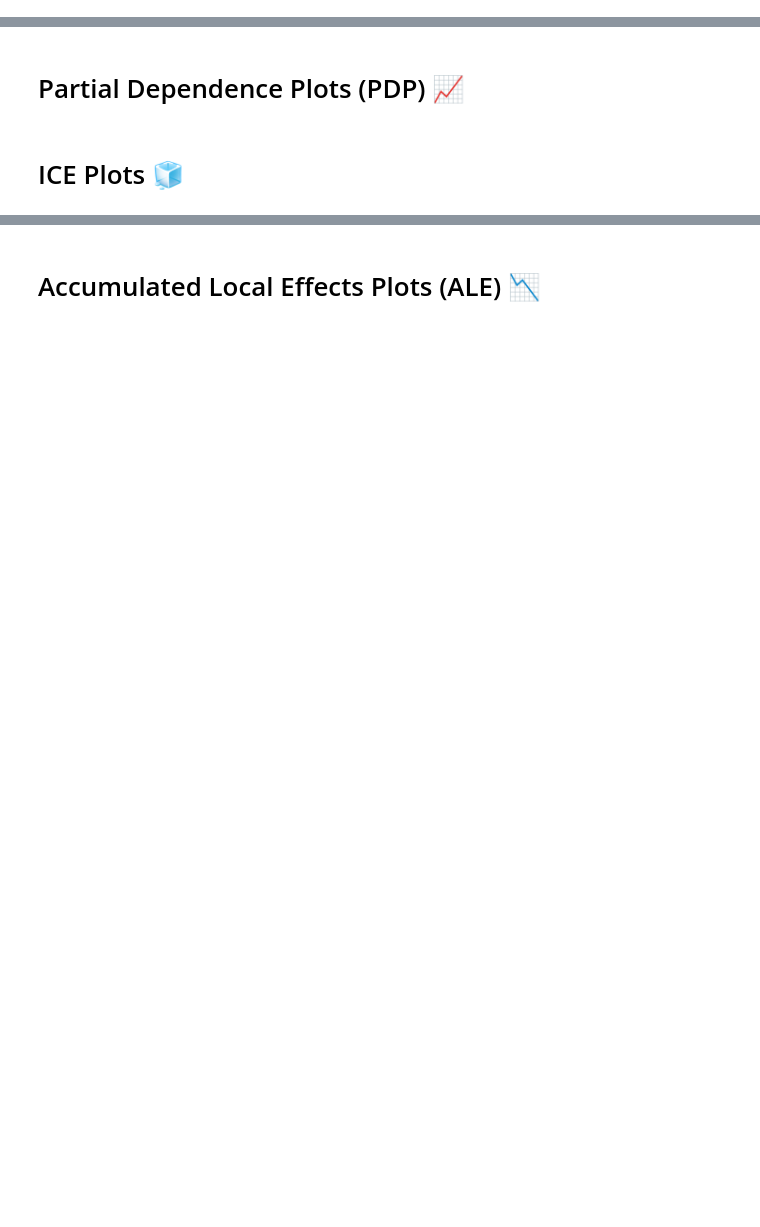
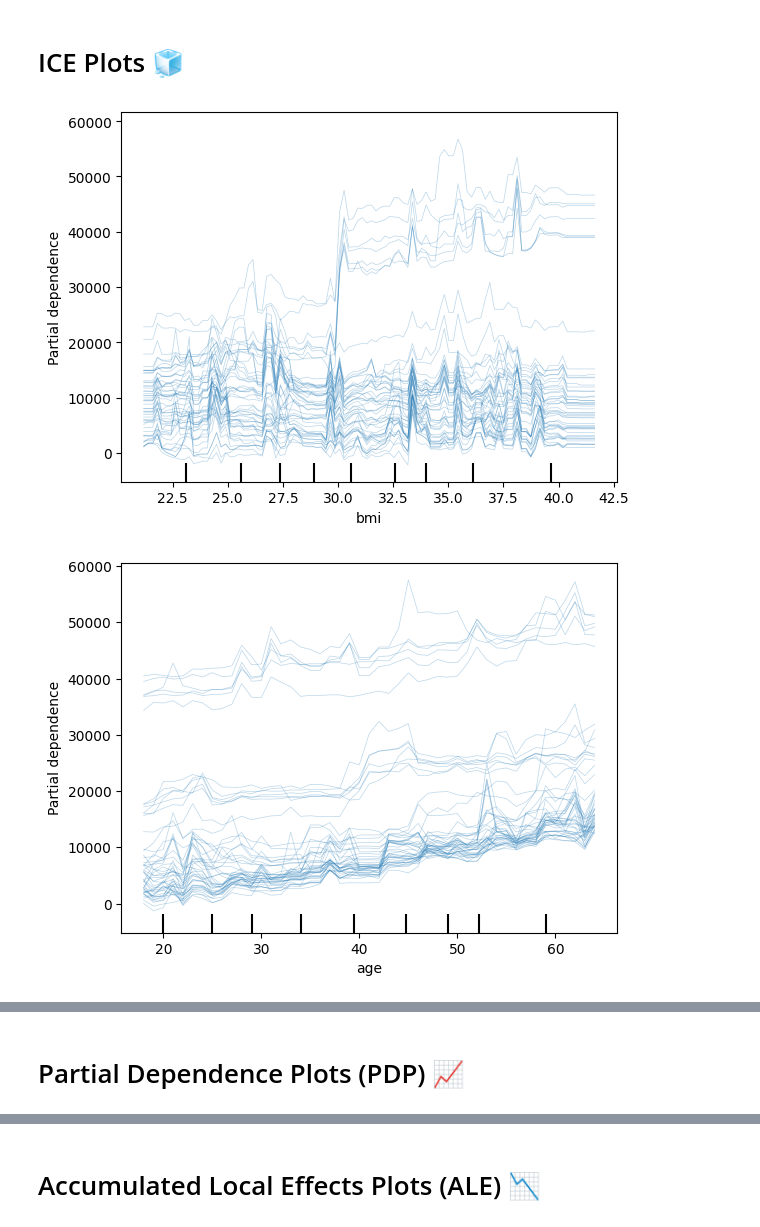
Before and after one commit to catebarry/explainable-techniques-2, a Jupyter notebook: explainable_techniques_2.ipynb, the cells around one changed output, grey strips where cells are left out. Drawn from its saved outputs; the diff is of its cells as text; code cells hidden in the pictures; blank space fills up the shorter version.

```diff
--- a/explainable_techniques_2.ipynb
+++ b/explainable_techniques_2.ipynb
@@ -85,0 +211,14 @@ model.fit(X_train, y_train)
+# %% [markdown]
+# ICE Plots 🧊
+# %%
+PartialDependenceDisplay.from_estimator(model, X_test, ["bmi"], kind="individual", subsample=50)
+plt.show()
+PartialDependenceDisplay.from_estimator(model, X_test, ["age"], kind="individual", subsample=50)
+plt.show()
+PartialDependenceDisplay.from_estimator(model, X_test, ["smoker_yes"], kind="individual", subsample=50)
+plt.show()
+PartialDependenceDisplay.from_estimator(model, X_test, ["children"], kind="individual", subsample=50)
+plt.show()
+# %% [output]
+[figure, added]
+[figure, added]
@@ -92,2 +228,0 @@ plt.show()
-# %% [markdown]
-# ICE Plots 🧊
```
Also changed, not shown: parts of 23 cells of this notebook.
